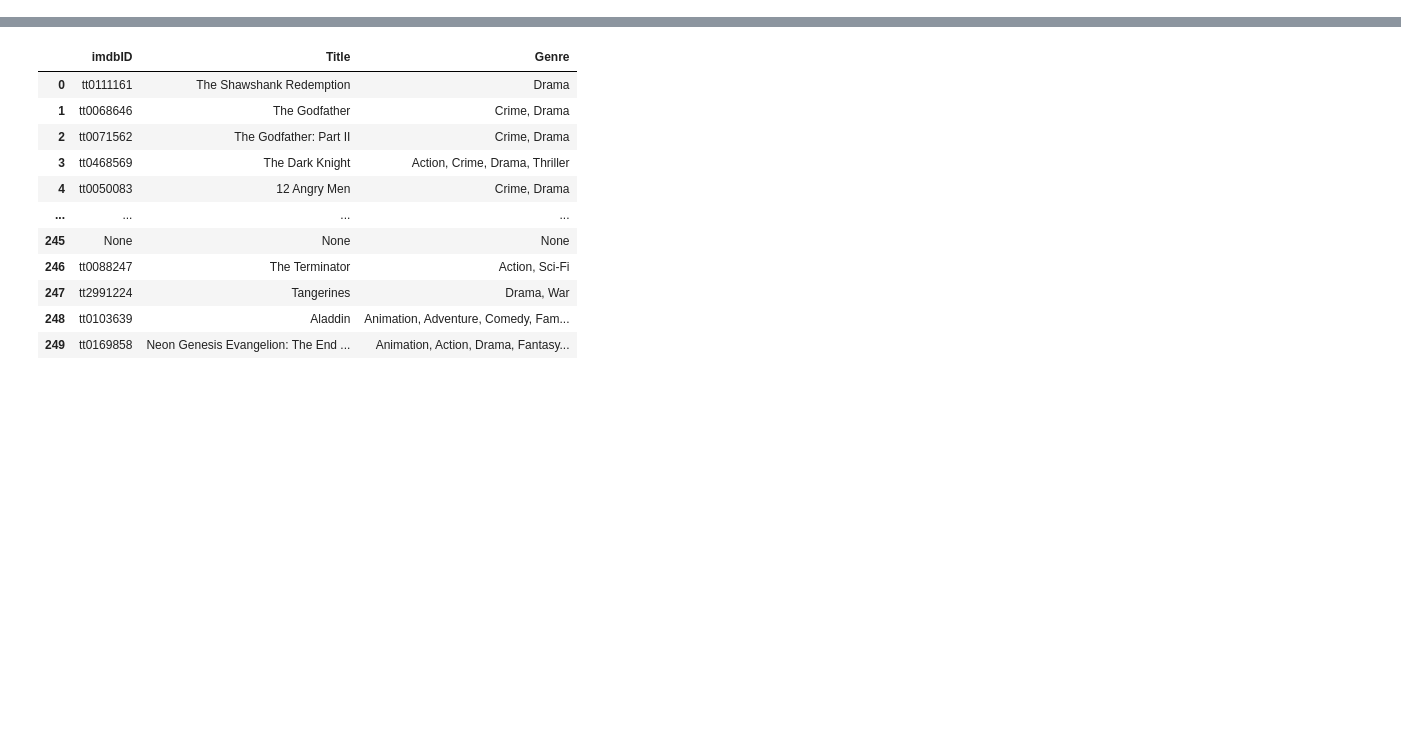
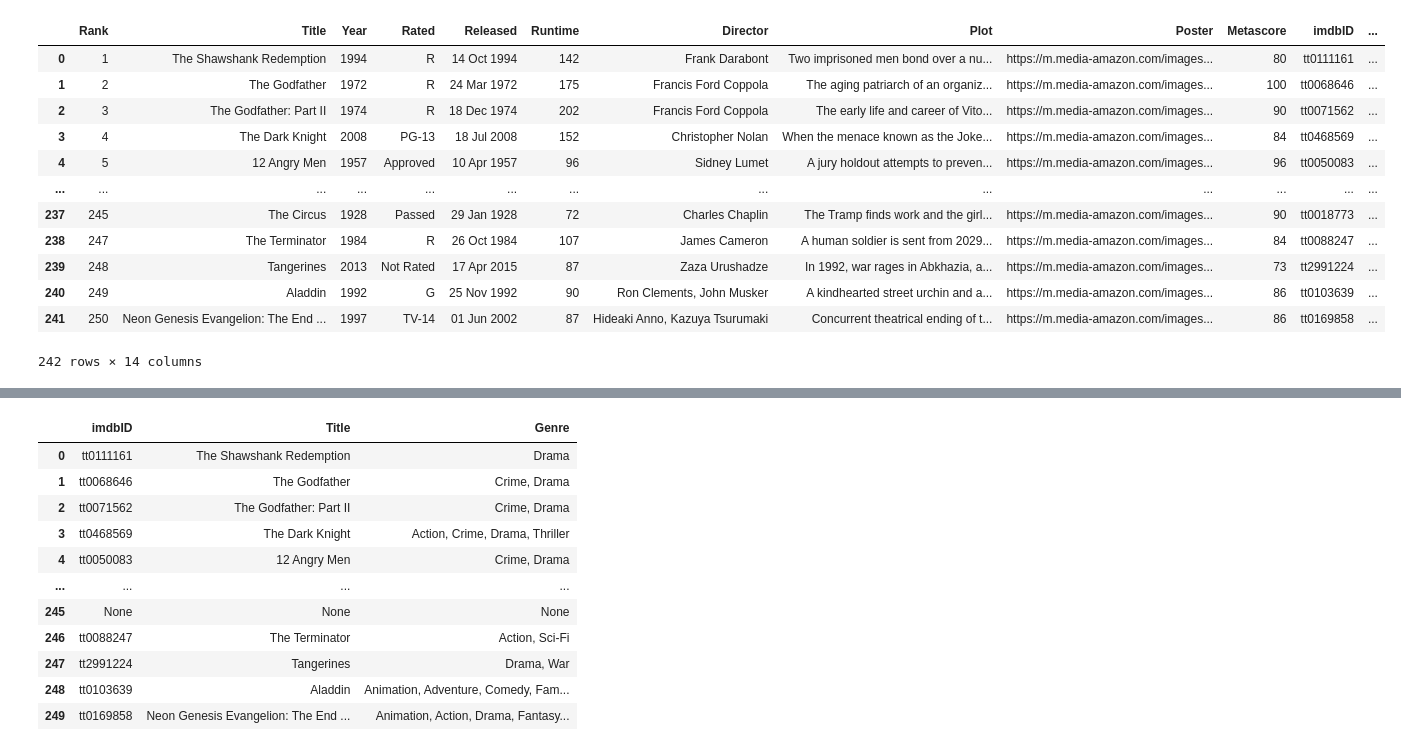
Before and after one commit to MATaylor0/etl-project, a Jupyter notebook: AC/top_250.ipynb, the cells around one changed output, grey strips where cells are left out. Cells and saved outputs as stored; diff of their text form; code cells hidden in the pictures; blank space fills up the shorter version.

```diff
--- a/AC/top_250.ipynb
+++ b/AC/top_250.ipynb
@@ -140,0 +130,18 @@ top_250_df
+# %%
+# Removing the "min" from the Runtime string
+top_250_df["Runtime"] = top_250_df["Runtime"].str[:-3]
+top_250_df
+# %% [output]
+|  | Rank | Title | Year | Rated | Released | Runtime | Director | Plot | Poster | Metascore | imdbID | ... |
+| 0 | 1 | The Shawshank Redemption | 1994 | R | 14 Oct 1994 | 142 | Frank Darabont | Two imprisoned men bond over a nu... | https://m.media-amazon.com/images... | 80 | tt0111161 | ... |
+| 1 | 2 | The Godfather | 1972 | R | 24 Mar 1972 | 175 | Francis Ford Coppola | The aging patriarch of an organiz... | https://m.media-amazon.com/images... | 100 | tt0068646 | ... |
+| 2 | 3 | The Godfather: Part II | 1974 | R | 18 Dec 1974 | 202 | Francis Ford Coppola | The early life and career of Vito... | https://m.media-amazon.com/images... | 90 | tt0071562 | ... |
+| 3 | 4 | The Dark Knight | 2008 | PG-13 | 18 Jul 2008 | 152 | Christopher Nolan | When the menace known as the Joke... | https://m.media-amazon.com/images... | 84 | tt0468569 | ... |
+| 4 | 5 | 12 Angry Men | 1957 | Approved | 10 Apr 1957 | 96 | Sidney Lumet | A jury holdout attempts to preven... | https://m.media-amazon.com/images... | 96 | tt0050083 | ... |
+| ... | ... | ... | ... | ... | ... | ... | ... | ... | ... | ... | ... | ... |
+| 237 | 245 | The Circus | 1928 | Passed | 29 Jan 1928 | 72 | Charles Chaplin | The Tramp finds work and the girl... | https://m.media-amazon.com/images... | 90 | tt0018773 | ... |
+| 238 | 247 | The Terminator | 1984 | R | 26 Oct 1984 | 107 | James Cameron | A human soldier is sent from 2029... | https://m.media-amazon.com/images... | 84 | tt0088247 | ... |
+| 239 | 248 | Tangerines | 2013 | Not Rated | 17 Apr 2015 | 87 | Zaza Urushadze | In 1992, war rages in Abkhazia, a... | https://m.media-amazon.com/images... | 73 | tt2991224 | ... |
+| 240 | 249 | Aladdin | 1992 | G | 25 Nov 1992 | 90 | Ron Clements, John Musker | A kindhearted street urchin and a... | https://m.media-amazon.com/images... | 86 | tt0103639 | ... |
+| 241 | 250 | Neon Genesis Evangelion: The End ... | 1997 | TV-14 | 01 Jun 2002 | 87 | Hideaki Anno, Kazuya Tsurumaki | Concurrent theatrical ending of t... | https://m.media-amazon.com/images... | 86 | tt0169858 | ... |
+242 rows × 14 columns
```
Also changed, not shown: parts of 6 cells of this notebook, 9 other files.
